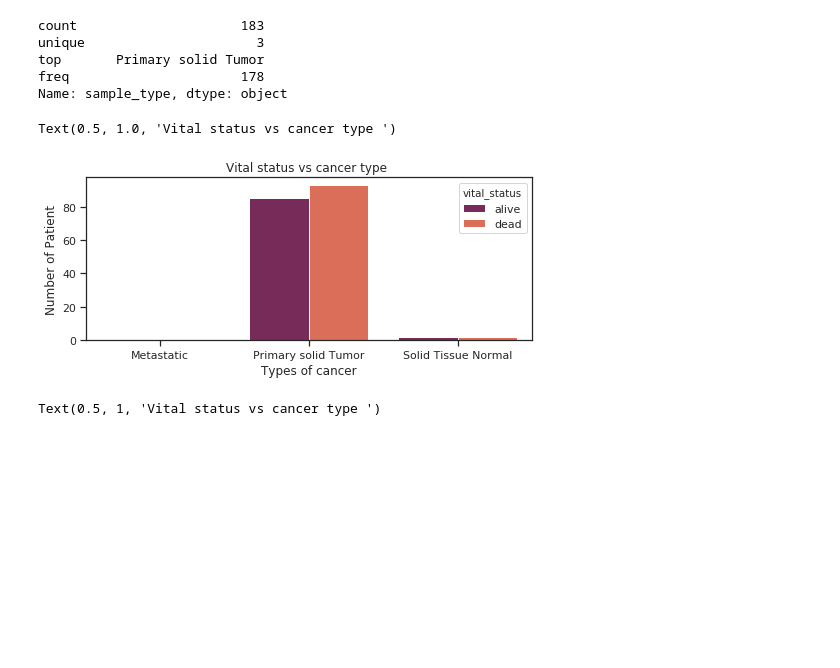
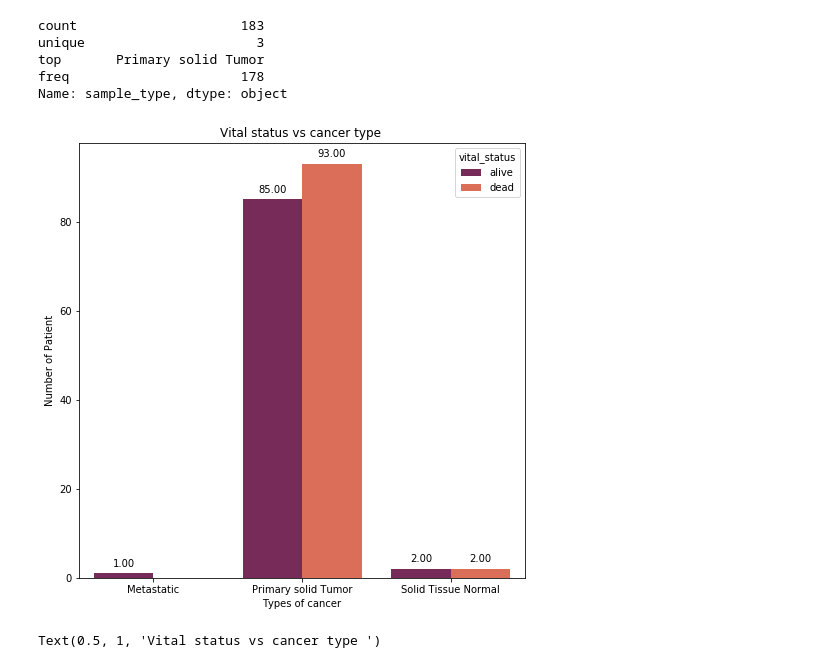
Before and after one commit to kaish114/Elucidata-Assignment-Internship, a Jupyter notebook: Elucidata_Assignment.ipynb, the cells around one changed output. Drawn from its saved outputs; the diff is of its cells as text; code cells hidden in the pictures; blank space fills up the shorter version.

Commit message:
barplots

```diff
--- a/Elucidata_Assignment.ipynb
+++ b/Elucidata_Assignment.ipynb
@@ -205,6 +205,9 @@ missing_val_col = missing_val[missing_val > 0].sort_values(ascending=False)
 print(f"Total {len(missing_val_col)} columns have missing value, and",
       f"Total {column_metadata.isnull().sum().sum()} missing values in dataset")
 plt.figure(figsize=(19, 10))
-ax = sns.countplot(data=missing_val_col, x= missing_val_col )
+
+splot = sns.countplot(data=missing_val_col, x= missing_val_col )
+for p in splot.patches:
+  splot.annotate(format(p.get_height(), '.2f'), (p.get_x() + p.get_width() / 2., p.get_height()), ha = 'center', va = 'center', xytext = (0, 10), textcoords = 'offset points')
 # %% [output]
 Total 86 columns have missing value, and Total 9659 missing values in dataset
@@ -434,8 +437,11 @@ Text(0.5, 1, 'Vital status of patient by mRNA sequence cluster types ')
 #Barplot
 mRNA_seq_group = column_metadata.groupby(['mRNAseq_cluster', 'vital_status'])['vital_status'].count().reset_index(name='counts')
 plt.figure(figsize=(10, 5))
-sns.barplot(x='mRNAseq_cluster', y='counts', hue='vital_status', data=mRNA_seq_group, palette="rocket")
 plt.ylabel('Number of Patient')
 plt.xlabel('RNA sequence cluster Types')
 plt.title('Vital status of patient by mRNA sequence cluster types ')
+splot = sns.barplot(x='mRNAseq_cluster', y='counts', hue='vital_status', data=mRNA_seq_group, palette="rocket")
+
+for p in splot.patches:
+  splot.annotate(format(p.get_height(), '.2f'), (p.get_x() + p.get_width() / 2., p.get_height()), ha = 'center', va = 'center', xytext = (0, 10), textcoords = 'offset points')
 # %% [output]
@@ -501,15 +506,17 @@ Name: sample_type, dtype: object
 # %%
 #Plotting Sample Type Vs Number of Patient and their vital_status
 #Barplot
 sample_type_group = column_metadata.groupby(['sample_type', 'vital_status'])['vital_status'].count().reset_index(name='counts')
-plt.figure(figsize=(8, 3))
-sns.barplot(x='sample_type', y='counts', hue='vital_status', data=sample_type_group, palette="rocket")
+plt.figure(figsize=(8, 8))
+splot = sns.barplot(x='sample_type', y='counts', hue='vital_status', data=sample_type_group, palette="rocket")
 plt.ylabel('Number of Patient')
 plt.xlabel('Types of cancer')
 plt.title('Vital status vs cancer type ')
+
+for p in splot.patches:
+  splot.annotate(format(p.get_height(), '.2f'), (p.get_x() + p.get_width() / 2., p.get_height()), ha = 'center', va = 'center', xytext = (0, 10), textcoords = 'offset points')
 # %% [output]
-Text(0.5, 1.0, 'Vital status vs cancer type ')
-[figure, old version]
+[figure, new version]
 # %%
 #Plotting Sample Type Vs Number of Patient and their vital_status
 #Catplot
```
Also changed, not shown: parts of 4 cells of this notebook.
